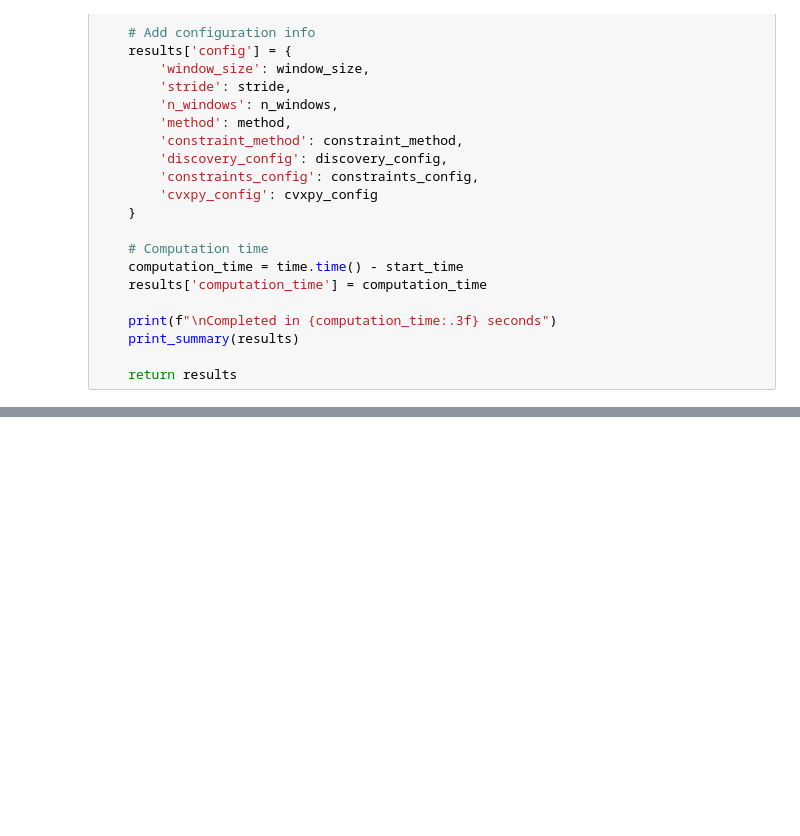
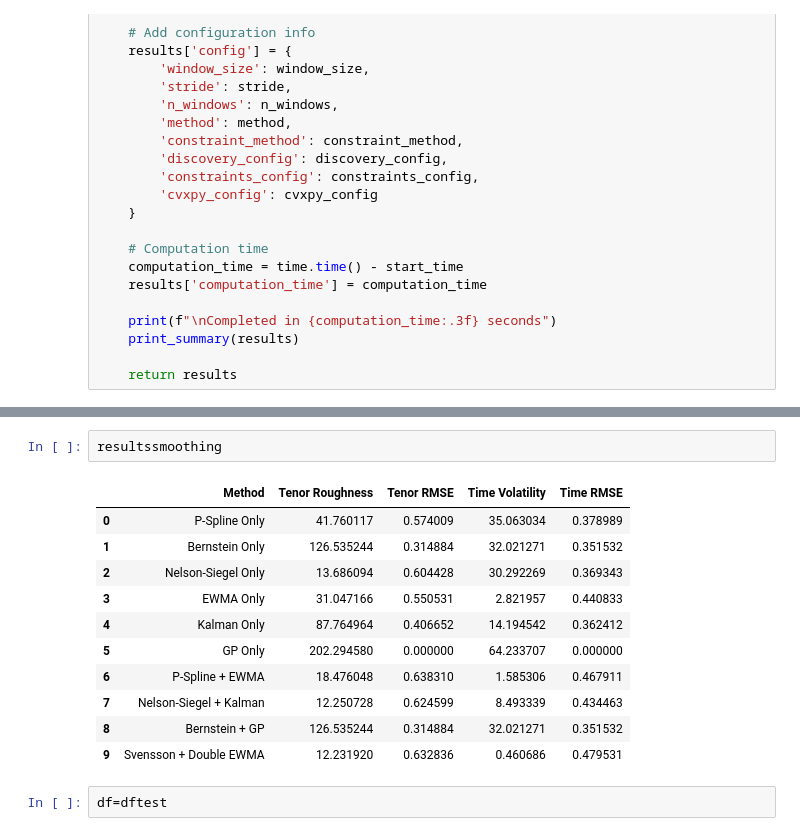
Before and after one commit to thegallier/timeseries, a Jupyter notebook: new_timeseries.ipynb, the cells around one changed output, grey strips where cells are left out. Saved outputs shown, nothing was run; the diff lists cells and outputs as text; blank space fills up the shorter version.

```diff
--- a/new_timeseries.ipynb
+++ b/new_timeseries.ipynb
@@ -3711,0 +7993,16 @@ Phase 2: Applying cvxpy regression...
+# %%
+resultssmoothing
+# %% [output]
+|  | Method | Tenor Roughness | Tenor RMSE | Time Volatility | Time RMSE |
+| 0 | P-Spline Only | 41.760117 | 0.574009 | 35.063034 | 0.378989 |
+| 1 | Bernstein Only | 126.535244 | 0.314884 | 32.021271 | 0.351532 |
+| 2 | Nelson-Siegel Only | 13.686094 | 0.604428 | 30.292269 | 0.369343 |
+| 3 | EWMA Only | 31.047166 | 0.550531 | 2.821957 | 0.440833 |
+| 4 | Kalman Only | 87.764964 | 0.406652 | 14.194542 | 0.362412 |
+| 5 | GP Only | 202.294580 | 0.000000 | 64.233707 | 0.000000 |
+| 6 | P-Spline + EWMA | 18.476048 | 0.638310 | 1.585306 | 0.467911 |
+| 7 | Nelson-Siegel + Kalman | 12.250728 | 0.624599 | 8.493339 | 0.434463 |
+| 8 | Bernstein + GP | 126.535244 | 0.314884 | 32.021271 | 0.351532 |
+| 9 | Svensson + Double EWMA | 12.231920 | 0.632836 | 0.460686 | 0.479531 |
+# %%
+df=dftest
```
Also changed, not shown: parts of 8 cells of this notebook.
